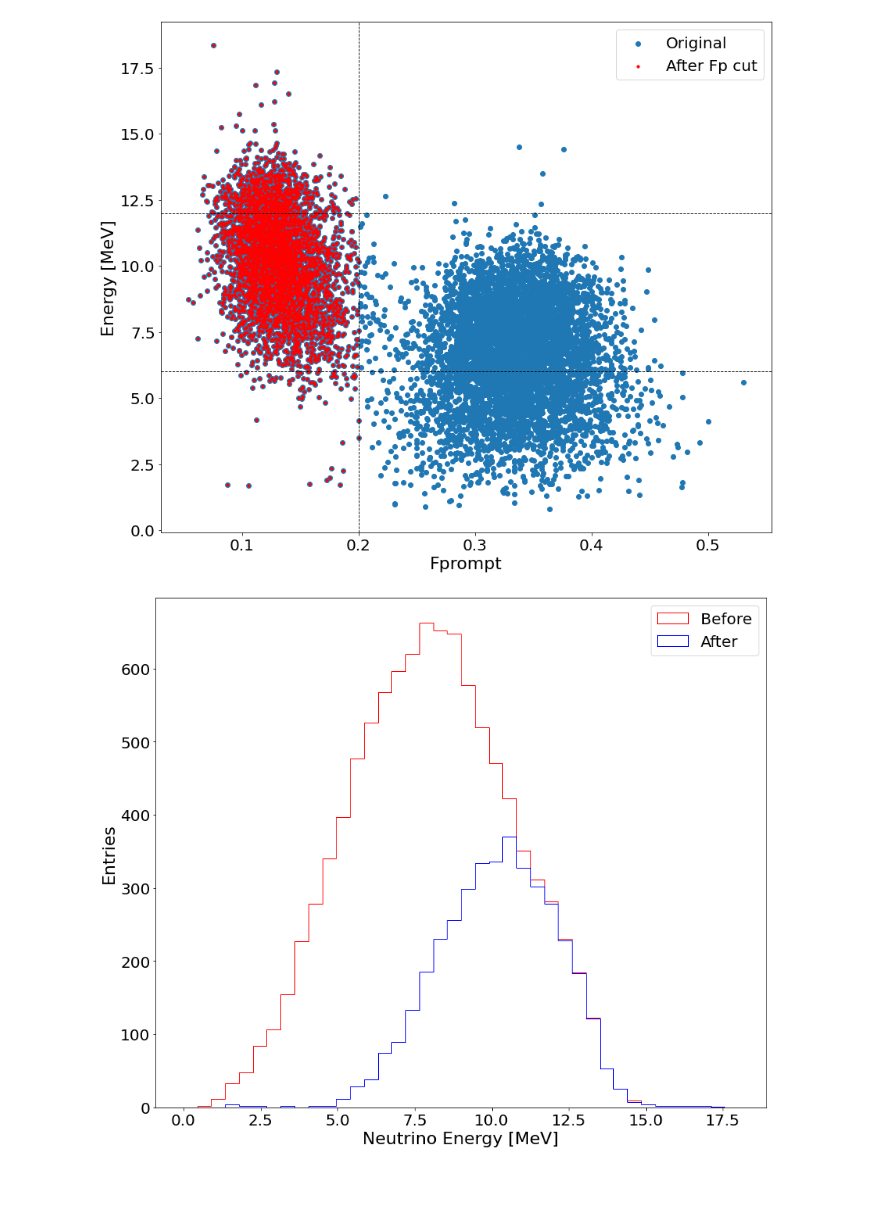
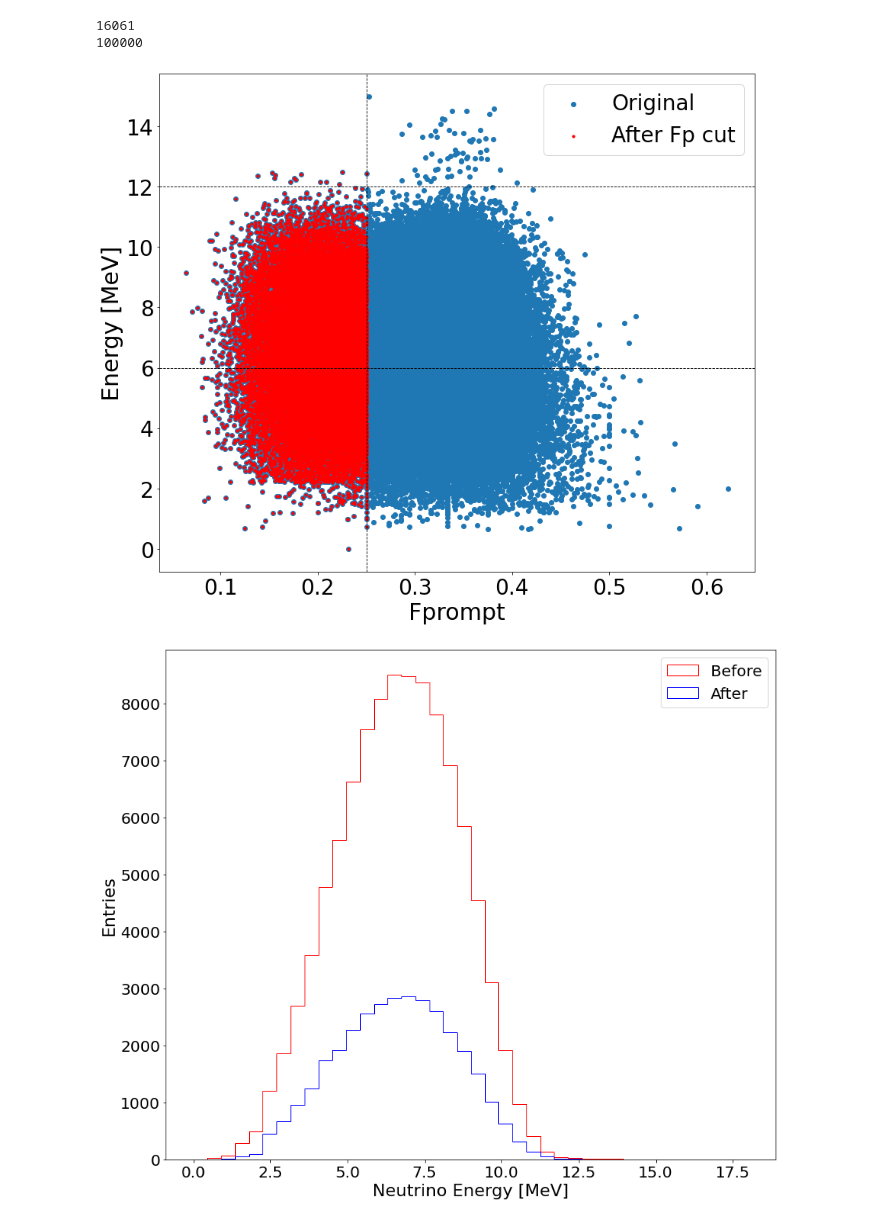
Before and after one commit to nlane314/soLAr-sens, a Jupyter notebook: notebooks/effic_psd.ipynb, the cells around one changed output. Drawn from its saved outputs; the diff is of its cells as text; code cells hidden in the pictures; blank space fills up the shorter version.

```diff
--- a/notebooks/effic_psd.ipynb
+++ b/notebooks/effic_psd.ipynb
@@ -102,13 +102,15 @@ def comb(split_time, event_E):
 
     return split_time_temp, event_E_temp
 
-B8_split_time, B8_event_E = comb(B8_split_time, B8_event_E)
+B8_split_time, B8_event_E_ = comb(B8_split_time, B8_event_E)
 AG_split_time, AG_event_E = comb(AG_split_time, AG_event_E)
-outputtime = np.hstack((B8_split_time[0:4000], B82_split_time[0:6000]))
+outputtime = np.hstack((B8_split_time[0:40000], B82_split_time[0:60000]))
 
 print(B8_event_E[0:10])
-outputE = np.hstack((B8_event_E[0:4000], B82_event_E[0:6000]))
+outputE = np.hstack((B8_event_E[0:40000], B82_event_E[0:60000]))
 
 B8_split_time = outputtime
 B8_event_E = outputE
+
+print(B82_event_E[0:100])
 # %% [output]
@@ -283,23 +304,31 @@ print(back)
+# %%
+print(len(Fprompt_B8[Fprompt_B8<=0.2]))
+print(len(B8_event_E))
+# %% [output]
+16061
+100000
 # %%
 plt.figure(figsize=(14,12))
 
 plt.scatter(Fprompt_B8, B8_event_E, label='Original')
-plt.scatter(Fprompt_B8[Fprompt_B8<=0.2], B8_event_E[Fprompt_B8<=0.2], color='red', s=10, label='After Fp cut')
+#print(Fprompt_B8[Fprompt_B8<=0.2])
+#print(B8_event_E[Fprompt_B8<=0.2])
+plt.scatter(Fprompt_B8[Fprompt_B8<=0.25], B8_event_E[Fprompt_B8<=0.25], color='red', s=10, label='After Fp cut')
 
-plt.xlabel('Fprompt',fontsize=22)
-plt.xticks(fontsize=20)
-plt.ylabel('Energy [MeV]',fontsize=22)
-plt.yticks(fontsize=20)
-plt.axvline(x=0.2, linestyle = "dashed", color="black", linewidth = 0.9)
+plt.xlabel('Fprompt',fontsize=30)
+plt.xticks(fontsize=28)
+plt.ylabel('Energy [MeV]',fontsize=30)
+plt.yticks(fontsize=28)
+plt.axvline(x=0.25, linestyle = "dashed", color="black", linewidth = 0.9)
 plt.axhline(y=12, linestyle = "dashed", color="black", linewidth = 0.9)
 plt.axhline(y=6, linestyle = "dashed", color="black", linewidth = 0.9)
 #plt.xlim(0, 10)
 
-plt.legend(fontsize=20)
+plt.legend(fontsize=28)
 
 plt.show()
 # %% [output]
-[figure, old version]
+[figure, new version]
 # %%
 plt.figure(figsize=(14,12))
 
@@ -315,7 +344,7 @@ def gauss_function(x, a, x0, sigma):
 #n, bins, patches = plt.hist(data, stacked = False, bins=num_bins, label=['Before', 'After'], range=(0,18), histtype='step', color=['red', 'blue'])
 
 n_before, bins_before, patches_before = plt.hist(B8_event_E ,stacked = False, bins=num_bins, label='Before', range=(0,18), histtype='step', color='red')
-n_after, bins_after, patches_after = plt.hist(B8_event_E[Fprompt_B8<=0.2] ,stacked = False, bins=num_bins, range=(0, 18), label='After', histtype='step', color='blue')
+n_after, bins_after, patches_after = plt.hist(B8_event_E[Fprompt_B8<=0.25] ,stacked = False, bins=num_bins, range=(0, 18), label='After', histtype='step', color='blue')
 
 plt.xlabel('Neutrino Energy [MeV]',fontsize=22)
 plt.xticks(fontsize=20)
@@ -328,7 +357,7 @@ plt.legend(fontsize=20)
 
 plt.show()
 # %% [output]
-[figure, old version]
+[figure, new version]
 # %%
 eff_ener = np.array([])
 err_eff=np.array([])
```
Also changed, not shown: parts of 7 cells of this notebook.
